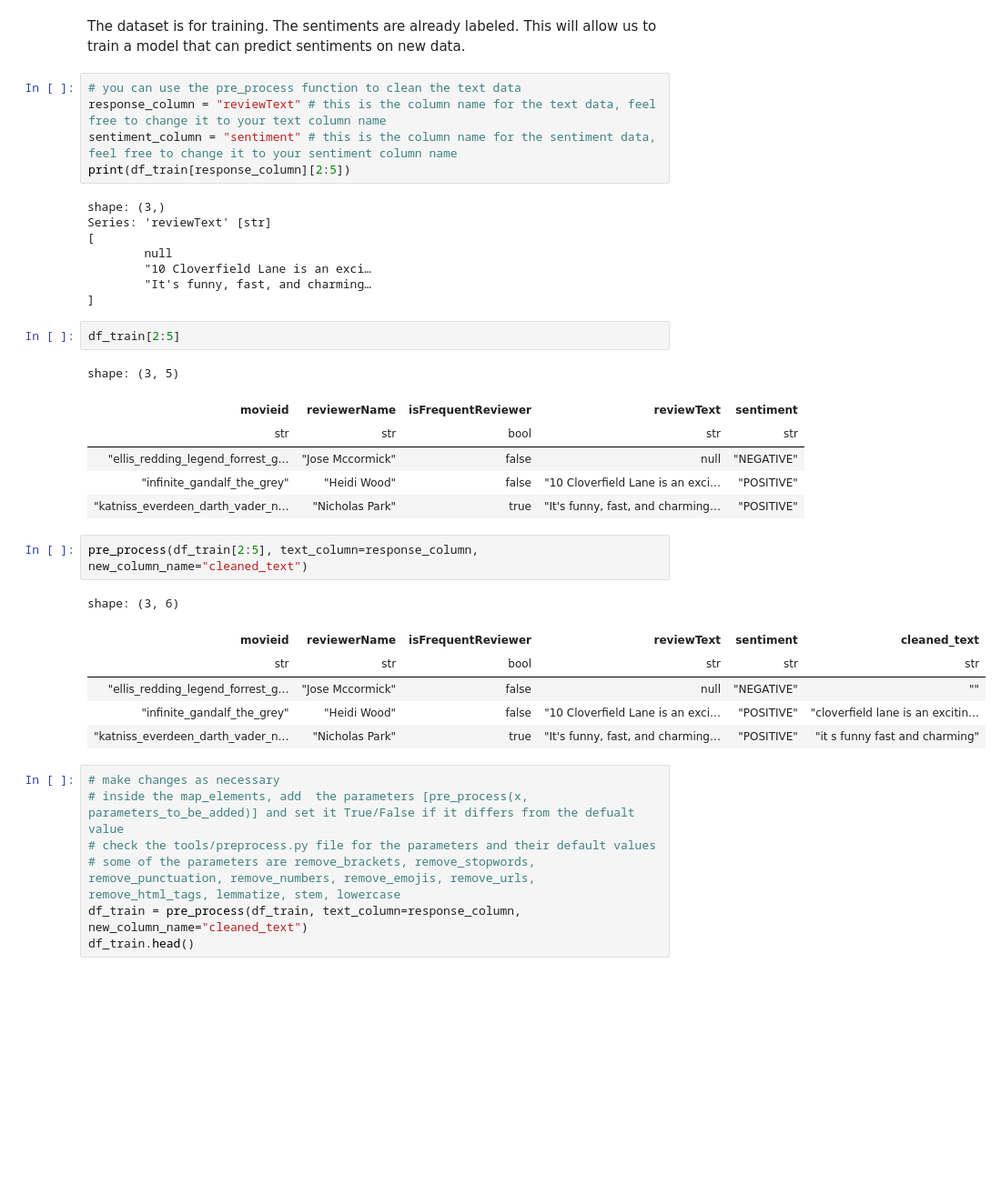
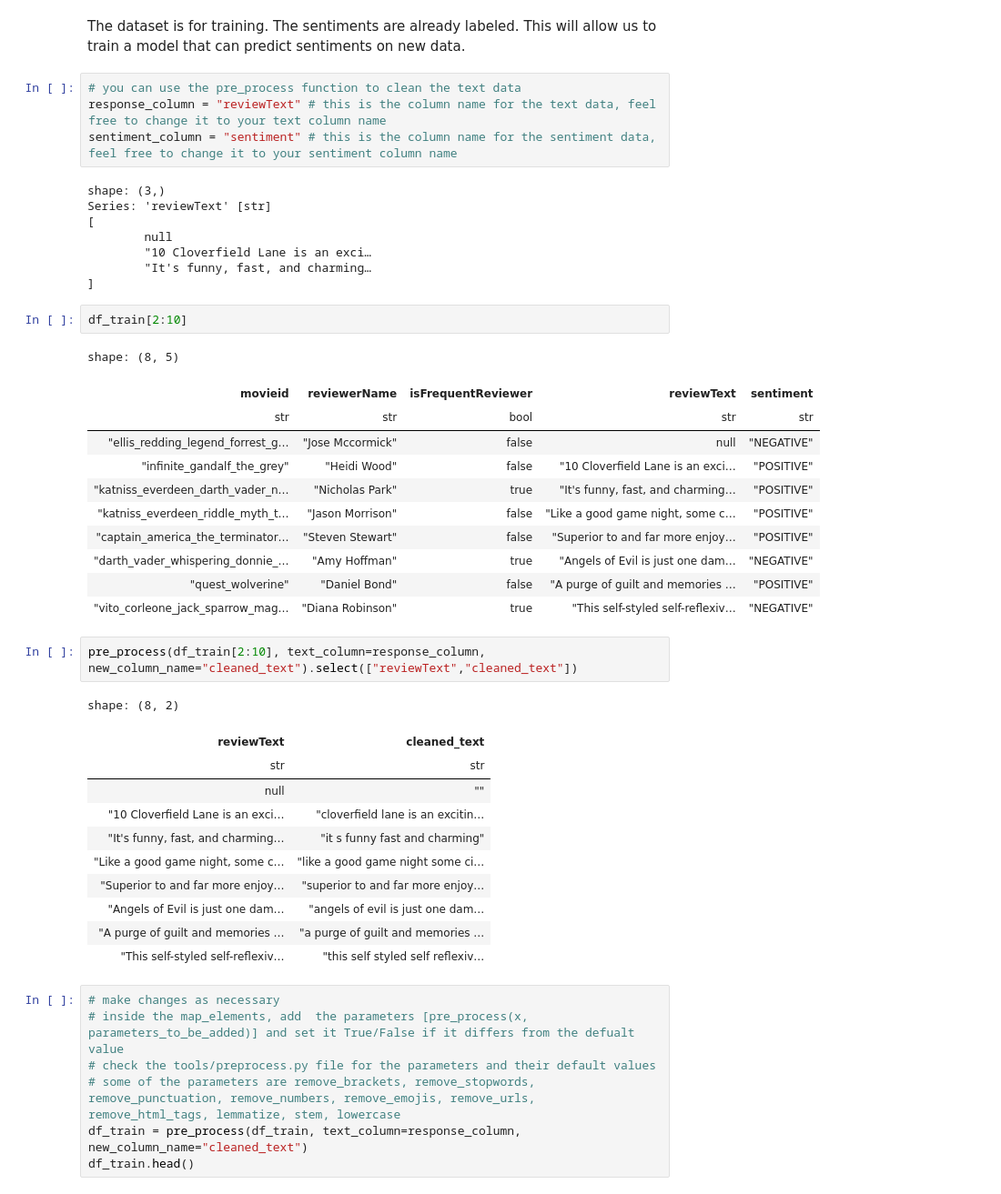
Before and after one commit to AlabhyaMe/quick_sentiments, a Jupyter notebook: DEMO sentiment prediction.ipynb, the cells around one changed output. Shown at 91% size. Cells and saved outputs as stored; diff of their text form; blank space fills up the shorter version.

```diff
--- a/DEMO sentiment prediction.ipynb
+++ b/DEMO sentiment prediction.ipynb
@@ -82,7 +82,6 @@ The dataset is for training. The sentiments are already labeled. This will allow
 # you can use the pre_process function to clean the text data
 response_column = "reviewText" # this is the column name for the text data, feel free to change it to your text column name
 sentiment_column = "sentiment" # this is the column name for the sentiment data, feel free to change it to your sentiment column name
-print(df_train[response_column][2:5])
 # %% [output]
 shape: (3,)
 Series: 'reviewText' [str]
@@ -92,23 +91,33 @@ Series: 'reviewText' [str]
         "It's funny, fast, and charming…
 ]
 # %%
-df_train[2:5]
+df_train[2:10]
 # %% [output]
-shape: (3, 5)
+shape: (8, 5)
 | movieid | reviewerName | isFrequentReviewer | reviewText | sentiment |
 | str | str | bool | str | str |
 | "ellis_redding_legend_forrest_g… | "Jose Mccormick" | false | null | "NEGATIVE" |
 | "infinite_gandalf_the_grey" | "Heidi Wood" | false | "10 Cloverfield Lane is an exci… | "POSITIVE" |
 | "katniss_everdeen_darth_vader_n… | "Nicholas Park" | true | "It's funny, fast, and charming… | "POSITIVE" |
+| "katniss_everdeen_riddle_myth_t… | "Jason Morrison" | false | "Like a good game night, some c… | "POSITIVE" |
+| "captain_america_the_terminator… | "Steven Stewart" | false | "Superior to and far more enjoy… | "POSITIVE" |
+| "darth_vader_whispering_donnie_… | "Amy Hoffman" | true | "Angels of Evil is just one dam… | "NEGATIVE" |
+| "quest_wolverine" | "Daniel Bond" | false | "A purge of guilt and memories … | "POSITIVE" |
+| "vito_corleone_jack_sparrow_mag… | "Diana Robinson" | true | "This self-styled self-reflexiv… | "NEGATIVE" |
 # %%
-pre_process(df_train[2:5], text_column=response_column, new_column_name="cleaned_text")
+pre_process(df_train[2:10], text_column=response_column, new_column_name="cleaned_text").select(["reviewText","cleaned_text"])
 # %% [output]
-shape: (3, 6)
+shape: (8, 2)
-| movieid | reviewerName | isFrequentReviewer | reviewText | sentiment | cleaned_text |
-| str | str | bool | str | str | str |
-| "ellis_redding_legend_forrest_g… | "Jose Mccormick" | false | null | "NEGATIVE" | "" |
-| "infinite_gandalf_the_grey" | "Heidi Wood" | false | "10 Cloverfield Lane is an exci… | "POSITIVE" | "cloverfield lane is an excitin… |
-| "katniss_everdeen_darth_vader_n… | "Nicholas Park" | true | "It's funny, fast, and charming… | "POSITIVE" | "it s funny fast and charming" |
+| reviewText | cleaned_text |
+| str | str |
+| null | "" |
+| "10 Cloverfield Lane is an exci… | "cloverfield lane is an excitin… |
+| "It's funny, fast, and charming… | "it s funny fast and charming" |
+| "Like a good game night, some c… | "like a good game night some ci… |
+| "Superior to and far more enjoy… | "superior to and far more enjoy… |
+| "Angels of Evil is just one dam… | "angels of evil is just one dam… |
+| "A purge of guilt and memories … | "a purge of guilt and memories … |
+| "This self-styled self-reflexiv… | "this self styled self reflexiv… |
 # %%
 # make changes as necessary
 # inside the map_elements, add  the parameters [pre_process(x, parameters_to_be_added)] and set it True/False if it differs from the defualt value
```
Also changed, not shown: parts of 3 cells of this notebook, 35 other files.
